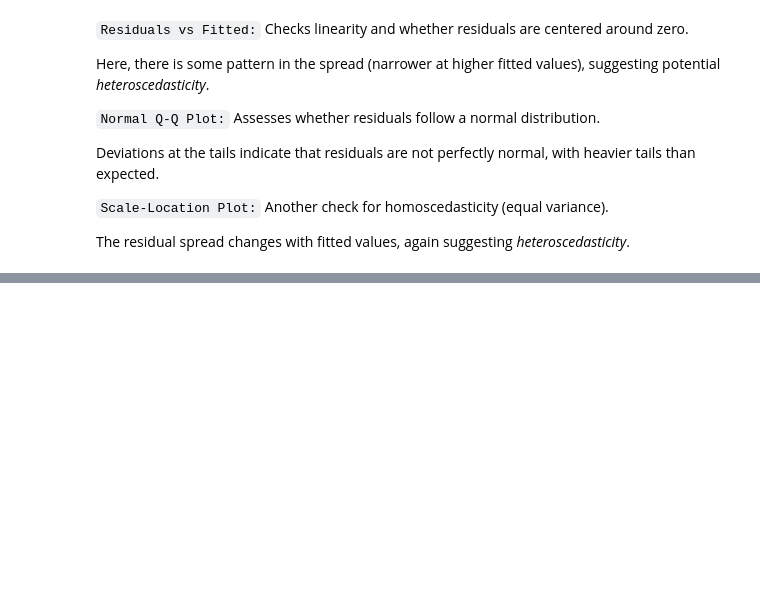
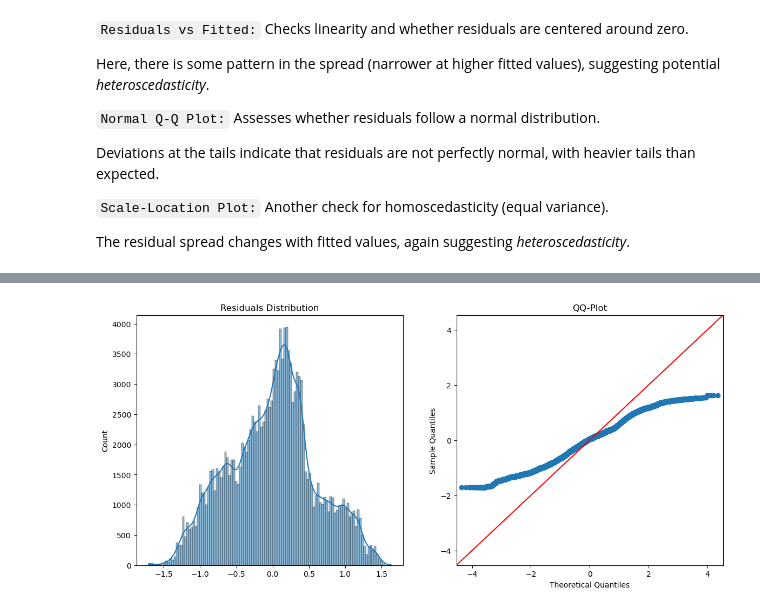
Before and after one commit to hejazn86/EU_healthcare_spending_analysis, a Jupyter notebook: notebooks/02_statistical_analysis.ipynb, the cells around one changed output, grey strips where cells are left out. Drawn from its saved outputs; the diff is of its cells as text; code cells hidden in the pictures; blank space fills up the shorter version.

```diff
--- a/notebooks/02_statistical_analysis.ipynb
+++ b/notebooks/02_statistical_analysis.ipynb
@@ -527,0 +557,15 @@ The residual spread changes with fitted values, again suggesting *heteroscedasti
+# %%
+np.random.seed(0)
+# Log-transform
+data_small.rename(columns={'Mortality Rate':'mortality_rate'}, inplace=True)
+data_small['log_mortality_rate'] = np.log(data_small['mortality_rate'])
+
+np.random.seed(0)
+# GLM with Gaussian family
+glm_model = smf.glm(
+    formula="log_mortality_rate ~ Spending_centered + C(Gender) + Year_centered + C(Gender):Spending_centered",
+    data=data_small,
+    family=sm.families.Gaussian()
+).fit(cov_type='cluster', cov_kwds={'groups': data_small['Country']})
+
+print(glm_model.summary())
@@ -527,0 +650,12 @@ The residual spread changes with fitted values, again suggesting *heteroscedasti
+# %%
+residuals = glm_model.resid_response
+
+fig, ax = plt.subplots(1, 2,figsize=(14, 6))
+sns.histplot(residuals, kde=True, ax=ax[0])
+ax[0].set_title("Residuals Distribution")
+
+sm.qqplot(residuals, line="45", ax=ax[1])
+ax[1].set_title("QQ-Plot")
+plt.show()
+# %% [output]
+[figure, added]
```
Also changed, not shown: parts of 26 cells of this notebook.
